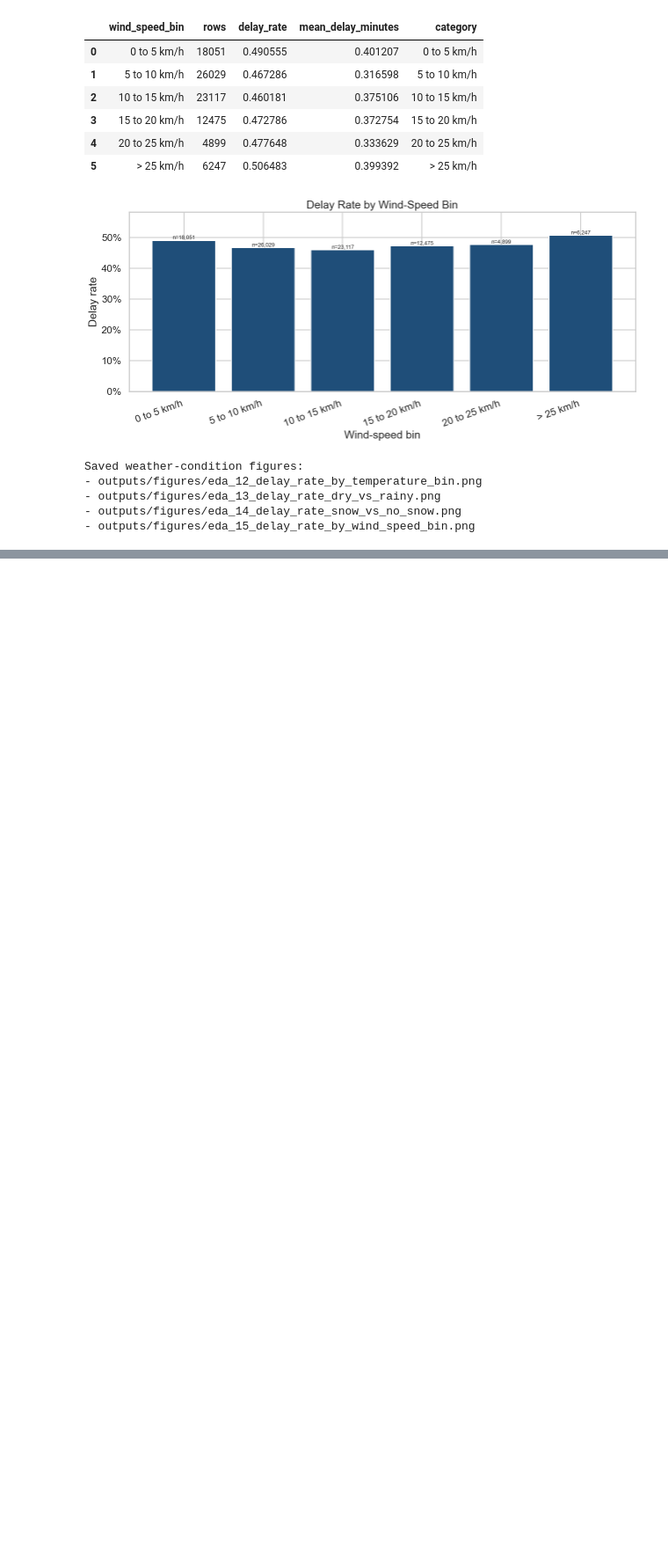
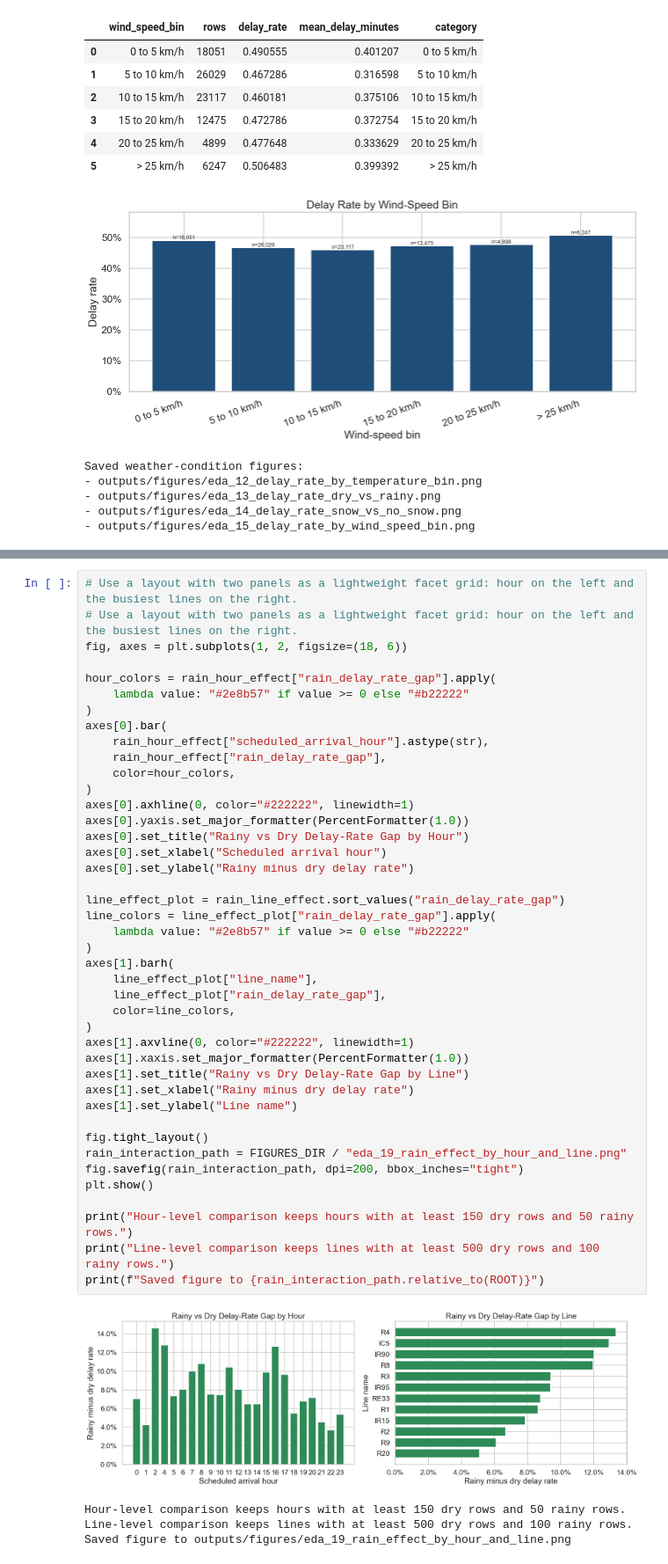
Before and after one commit to berenaydogan/DSA210-Project, a Jupyter notebook: notebooks/eda.ipynb, the cells around one changed output, grey strips where cells are left out. Shown at 88% size. Drawn from its saved outputs; the diff is of its cells as text; blank space fills up the shorter version.

```diff
--- a/notebooks/eda.ipynb
+++ b/notebooks/eda.ipynb
@@ -845,0 +1190,47 @@ Saved weather-condition figures:
+# %%
+# Use a layout with two panels as a lightweight facet grid: hour on the left and the busiest lines on the right.
+# Use a layout with two panels as a lightweight facet grid: hour on the left and the busiest lines on the right.
+fig, axes = plt.subplots(1, 2, figsize=(18, 6))
+
+hour_colors = rain_hour_effect["rain_delay_rate_gap"].apply(
+    lambda value: "#2e8b57" if value >= 0 else "#b22222"
+)
+axes[0].bar(
+    rain_hour_effect["scheduled_arrival_hour"].astype(str),
+    rain_hour_effect["rain_delay_rate_gap"],
+    color=hour_colors,
+)
+axes[0].axhline(0, color="#222222", linewidth=1)
+axes[0].yaxis.set_major_formatter(PercentFormatter(1.0))
+axes[0].set_title("Rainy vs Dry Delay-Rate Gap by Hour")
+axes[0].set_xlabel("Scheduled arrival hour")
+axes[0].set_ylabel("Rainy minus dry delay rate")
+
+line_effect_plot = rain_line_effect.sort_values("rain_delay_rate_gap")
+line_colors = line_effect_plot["rain_delay_rate_gap"].apply(
+    lambda value: "#2e8b57" if value >= 0 else "#b22222"
+)
+axes[1].barh(
+    line_effect_plot["line_name"],
+    line_effect_plot["rain_delay_rate_gap"],
+    color=line_colors,
+)
+axes[1].axvline(0, color="#222222", linewidth=1)
+axes[1].xaxis.set_major_formatter(PercentFormatter(1.0))
+axes[1].set_title("Rainy vs Dry Delay-Rate Gap by Line")
+axes[1].set_xlabel("Rainy minus dry delay rate")
+axes[1].set_ylabel("Line name")
+
+fig.tight_layout()
+rain_interaction_path = FIGURES_DIR / "eda_19_rain_effect_by_hour_and_line.png"
+fig.savefig(rain_interaction_path, dpi=200, bbox_inches="tight")
+plt.show()
+
+print("Hour-level comparison keeps hours with at least 150 dry rows and 50 rainy rows.")
+print("Line-level comparison keeps lines with at least 500 dry rows and 100 rainy rows.")
+print(f"Saved figure to {rain_interaction_path.relative_to(ROOT)}")
+# %% [output]
+[figure, added]
+Hour-level comparison keeps hours with at least 150 dry rows and 50 rainy rows.
+Line-level comparison keeps lines with at least 500 dry rows and 100 rainy rows.
+Saved figure to outputs/figures/eda_19_rain_effect_by_hour_and_line.png
```
Also changed, not shown: parts of 6 cells of this notebook, 4 other files.
